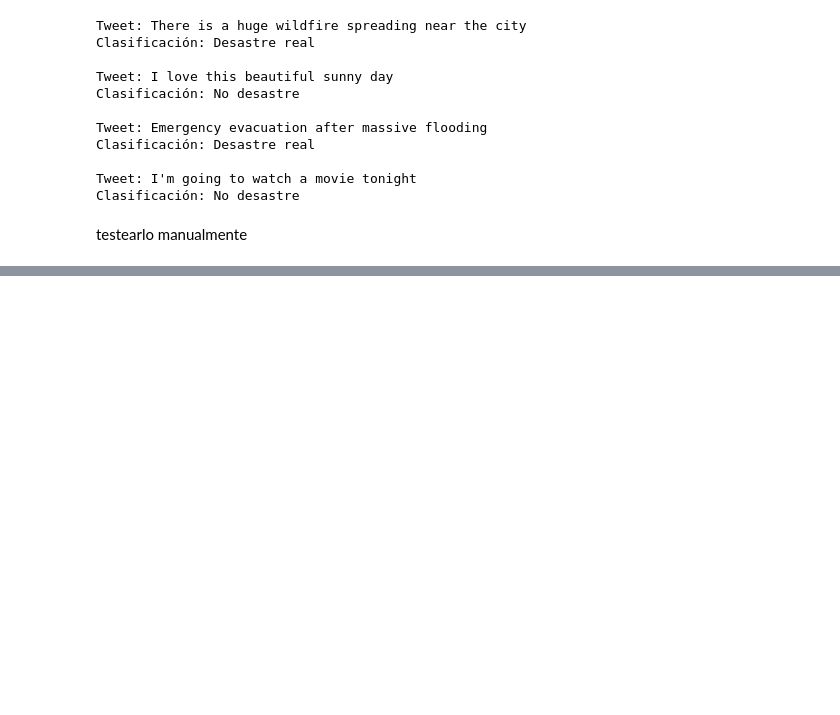
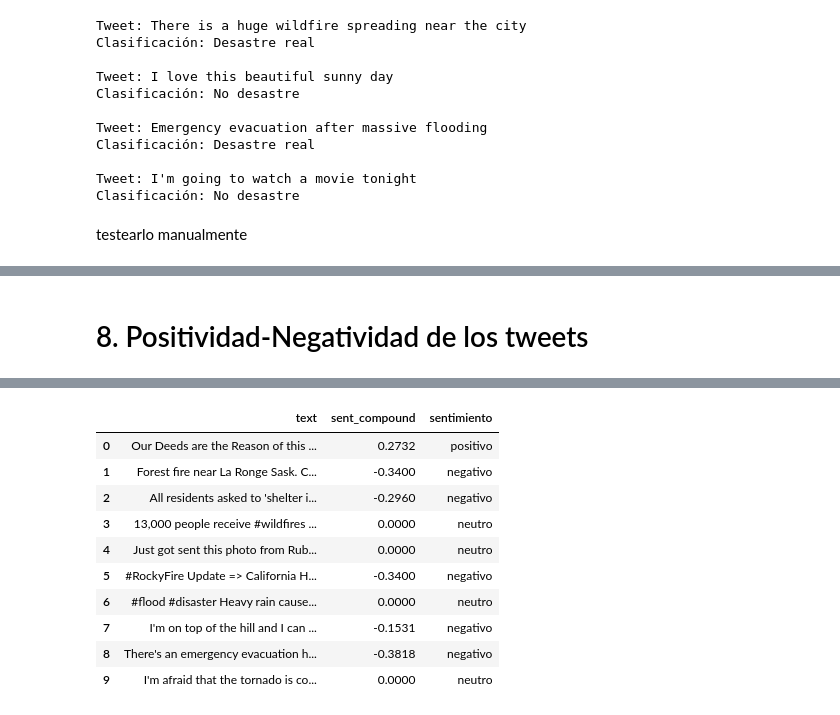
Before and after one commit to belennmm/DataS_Lab5_Tweets, a Jupyter notebook: Lab5_modelos_clasificacion.ipynb, the cells around one changed output, grey strips where cells are left out. Drawn from its saved outputs; the diff is of its cells as text; code cells hidden in the pictures; blank space fills up the shorter version.

```diff
--- a/Lab5_modelos_clasificacion.ipynb
+++ b/Lab5_modelos_clasificacion.ipynb
@@ -287 +284,39 @@ Resultado: Desastre real
 Clasificador finalizado.
+# %% [markdown]
+# 8. Positividad-Negatividad de los tweets
+# %%
+# 8. Clasificación de palabras positivas, negativas o neutras
+
+import nltk
+nltk.download('vader_lexicon')
+from nltk.sentiment import SentimentIntensityAnalyzer
+
+sia = SentimentIntensityAnalyzer()
+
+def analizar_sentimiento(texto):
+    """
+    Usa VADER sobre el texto original (conserva mayúsculas, signos y
+    emojis,  aportan señal de sentimiento).
+    """
+    return sia.polarity_scores(texto)
+
+# Se usa train['text'] (texto original) y no text_clean, porque VADER
+# se beneficia de mayúsculas, puntuación y emoticones ya eliminados en el preprocesamiento.
+sentimientos = train['text'].apply(analizar_sentimiento)
+
+train['sent_neg'] = sentimientos.apply(lambda d: d['neg'])
+train['sent_neu'] = sentimientos.apply(lambda d: d['neu'])
+train['sent_pos'] = sentimientos.apply(lambda d: d['pos'])
+train['sent_compound'] = sentimientos.apply(lambda d: d['compound'])
+
+def clasificar_sentimiento(compound):
+    if compound >= 0.05:
+        return 'positivo'
+    elif compound <= -0.05:
+        return 'negativo'
+    else:
+        return 'neutro'
+
+train['sentimiento'] = train['sent_compound'].apply(clasificar_sentimiento)
+train[['text', 'sent_compound', 'sentimiento']].head(10)
+# %% [output]
@@ -287,0 +325,11 @@ Clasificador finalizado.
+|  | text | sent_compound | sentimiento |
+| 0 | Our Deeds are the Reason of this ... | 0.2732 | positivo |
+| 1 | Forest fire near La Ronge Sask. C... | -0.3400 | negativo |
+| 2 | All residents asked to 'shelter i... | -0.2960 | negativo |
+| 3 | 13,000 people receive #wildfires ... | 0.0000 | neutro |
+| 4 | Just got sent this photo from Rub... | 0.0000 | neutro |
+| 5 | #RockyFire Update => California H... | -0.3400 | negativo |
+| 6 | #flood #disaster Heavy rain cause... | 0.0000 | neutro |
+| 7 | I'm on top of the hill and I can ... | -0.1531 | negativo |
+| 8 | There's an emergency evacuation h... | -0.3818 | negativo |
+| 9 | I'm afraid that the tornado is co... | 0.0000 | neutro |
```
Also changed, not shown: parts of 17 cells of this notebook, 1 other file.
